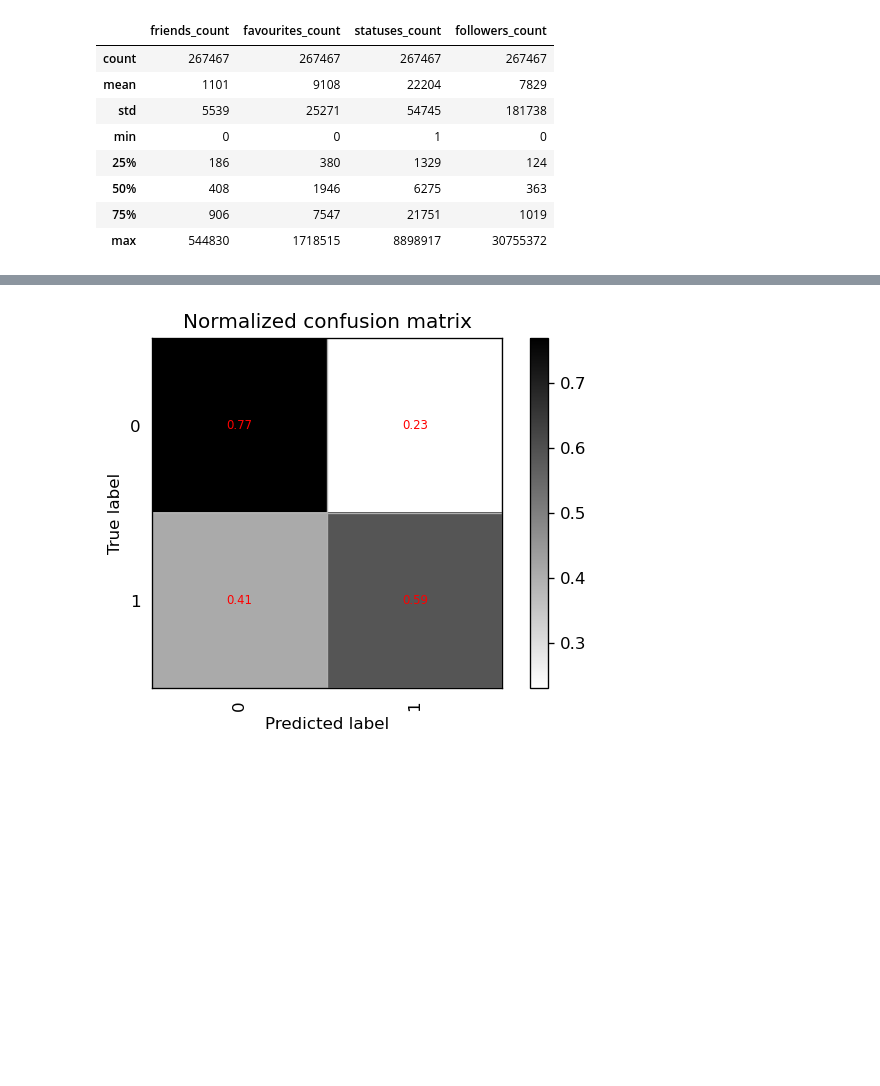
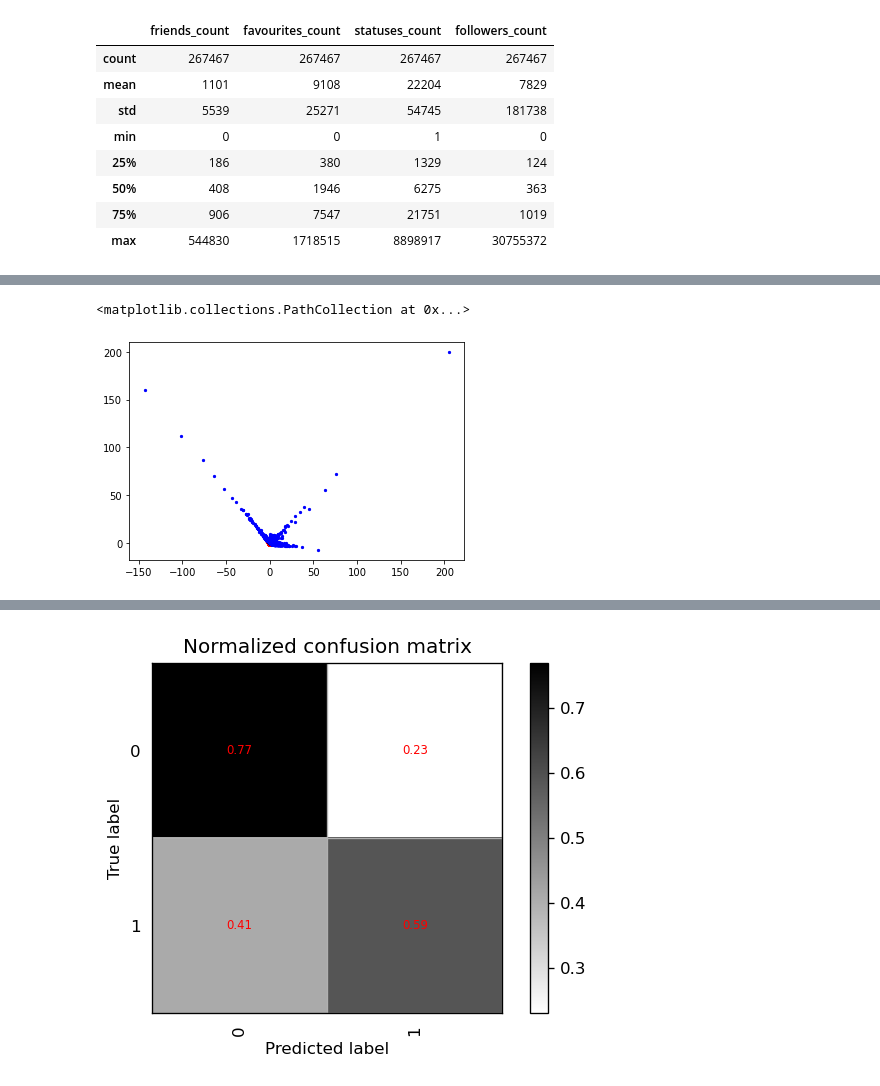
Before and after one commit to cug-sun/IF29_projet, a Jupyter notebook: Code définitif GR05.ipynb, the cells around one changed output, grey strips where cells are left out. Drawn from its saved outputs; the diff is of its cells as text; code cells hidden in the pictures; blank space fills up the shorter version.

```diff
--- a/Code définitif GR05.ipynb
+++ b/Code définitif GR05.ipynb
@@ -202,0 +181,6 @@ plt.scatter(np.random.choice(labels1[:,0],10000), np.random.choice(labels1[:,1],
+# %%
+plt.scatter(labels0[:,0], labels0[:,1], c='red', s=5)
+plt.scatter(labels1[:,0], labels1[:,1], c='blue', s=5)
+# %% [output]
+<matplotlib.collections.PathCollection at 0x...>
+[figure, added]
```
Also changed, not shown: parts of 41 cells of this notebook.
